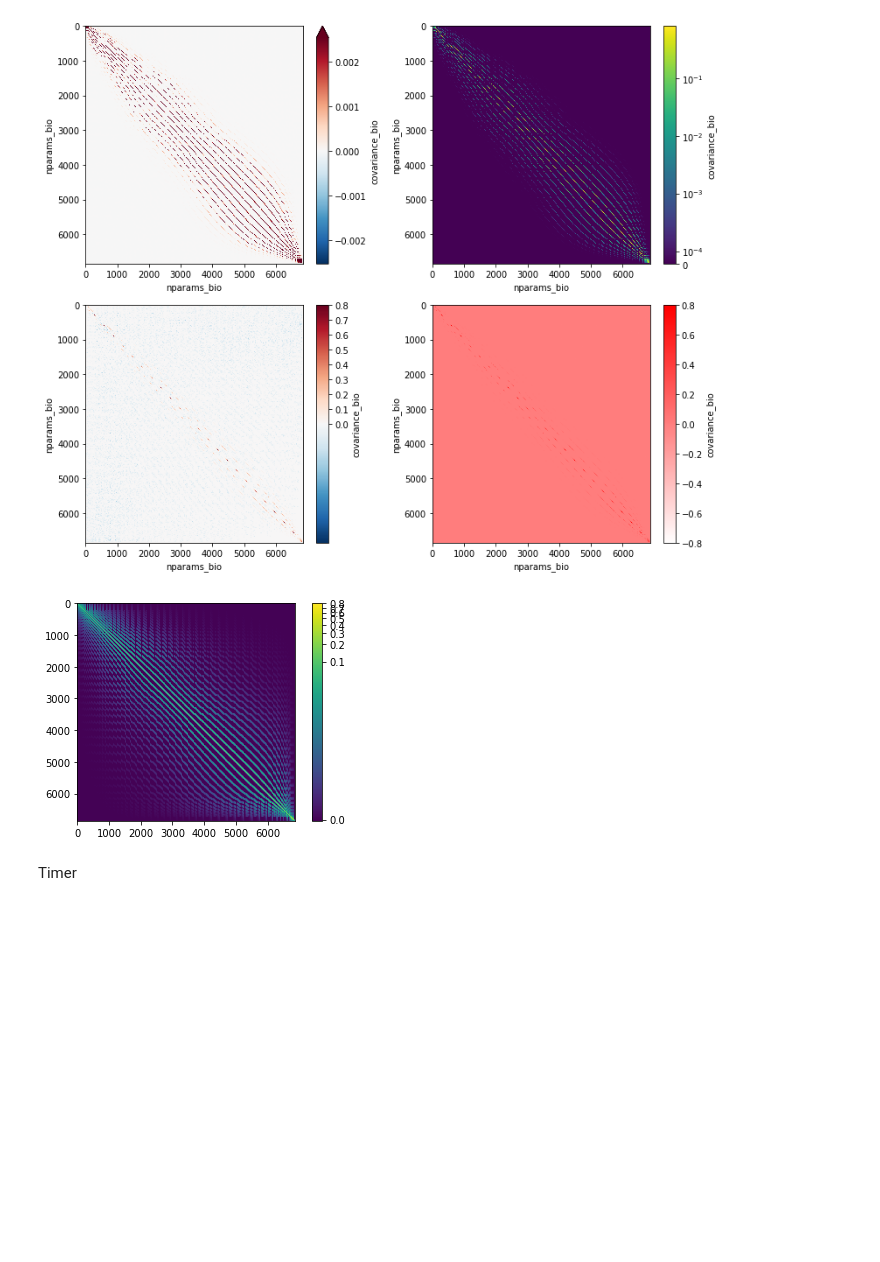
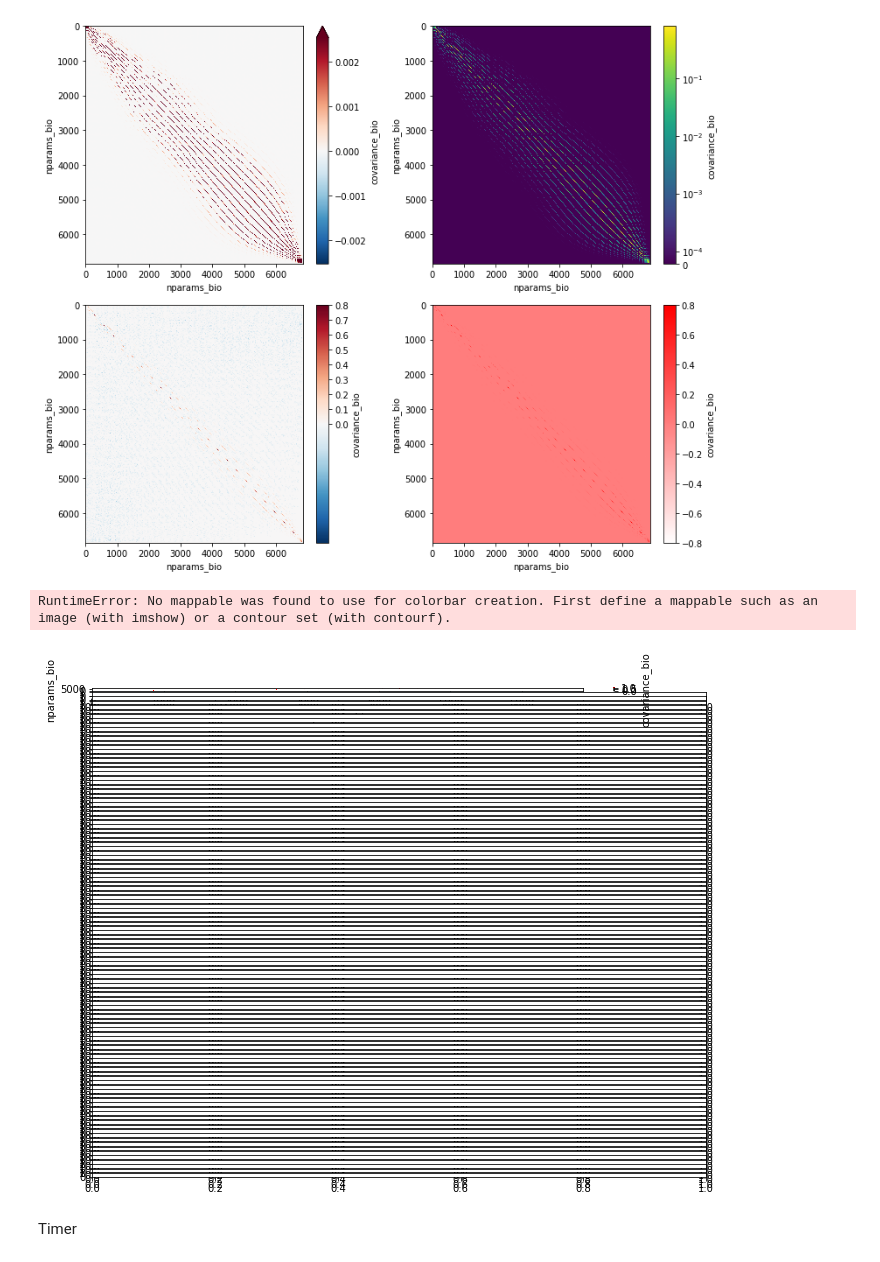
Before and after one commit to AkiTsuruta/MI-AIM, a Jupyter notebook: test_suite.ipynb, the cells around one changed output. Saved outputs shown, nothing was run; the diff lists cells and outputs as text; code cells hidden in the pictures; blank space fills up the shorter version.

Commit message:
Working on plots

```diff
--- a/test_suite.ipynb
+++ b/test_suite.ipynb
@@ -94,34 +98,37 @@ plt.show()
 # %%
 import numpy as np
 import matplotlib as mpl
 import matplotlib.pyplot as plt
 import matplotlib.colors as colors
 
+minval = np.quantile(bio_2.values, 10**(-7))
+maxval = np.quantile(bio_2.values, 1-10**(-7))
 
-# class MidpointNormalize(mpl.colors.Normalize):
-#     def __init__(self, vmin, vmax, midpoint=0, clip=False):
-#         self.midpoint = midpoint
-#         mpl.colors.Normalize.__init__(self, vmin, vmax, clip)
+class MidpointNormalize(mpl.colors.Normalize):
+    def __init__(self, vmin, vmax, midpoint=0, clip=False):
+        self.midpoint = midpoint
+        mpl.colors.Normalize.__init__(self, vmin, vmax, clip)
 
-#     def __call__(self, value, clip=None):
-#         normalized_min = max(0, 1 / 2 * (1 - abs((self.midpoint - self.vmin) / (self.midpoint - self.vmax))))
-#         normalized_max = min(1, 1 / 2 * (1 + abs((self.vmax - self.midpoint) / (self.midpoint - self.vmin))))
-#         normalized_mid = 0.5
-#         x, y = [self.vmin, self.midpoint, self.vmax], [normalized_min, normalized_mid, normalized_max]
-#         return np.ma.masked_array(np.interp(value, x, y))
+    def __call__(self, value, clip=None):
+        normalized_min = max(0, 1 / 2 * (1 - abs((self.midpoint - self.vmin) / (self.midpoint - self.vmax))))
+        normalized_max = min(1, 1 / 2 * (1 + abs((self.vmax - self.midpoint) / (self.midpoint - self.vmin))))
+        normalized_mid = 0.5
+        x, y = [self.vmin, self.midpoint, self.vmax], [normalized_min, normalized_mid, normalized_max]
+        return np.ma.masked_array(np.interp(value, x, y))
 
-# norm = MidpointNormalize(vmin=minval, vmax=maxval, midpoint=0)
-# cmap = 'bwr'
+norm = MidpointNormalize(vmin=minval, vmax=maxval, midpoint=0)
+cmap = 'bwr'
 
-norm = colors.PowerNorm(0.15)
-cmap = 'viridis'
-
-plt.imshow(bio_2, cmap=cmap, norm=norm)
+#norm = colors.PowerNorm(0.15)
+#cmap = 'viridis'
+fig, ax = plt.subplots(111, figsize = (11,9))
+bio_2.plot.imshow(ax = ax[0], cmap=cmap, norm=norm)
 plt.colorbar()
 plt.tight_layout
 plt.show()
 # %% [output]
+RuntimeError: No mappable was found to use for colorbar creation. First define a mappable such as an image (with imshow) or a contour set (with contourf).
-[figure, old version]
+[figure, new version]
 # %% [markdown]
 Timer
 # %%
```
Also changed, not shown: parts of 1 cell of this notebook, 3 other files.
